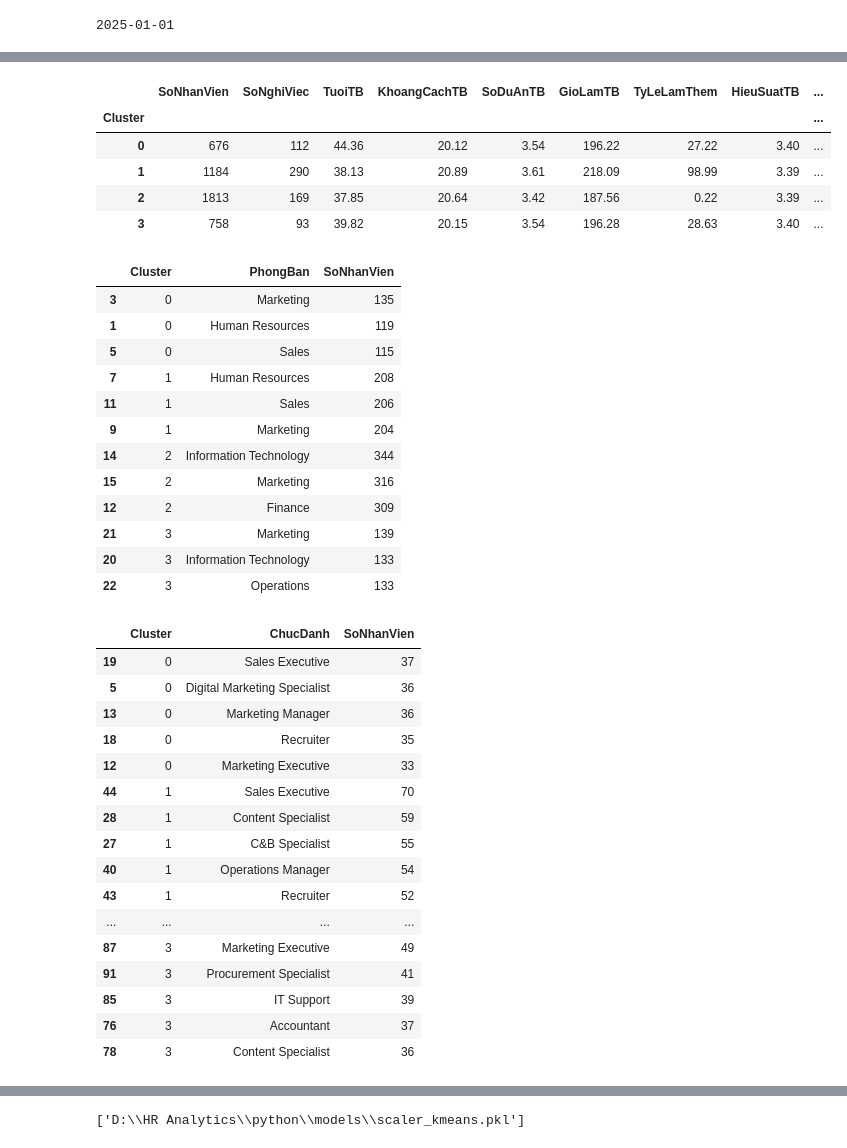
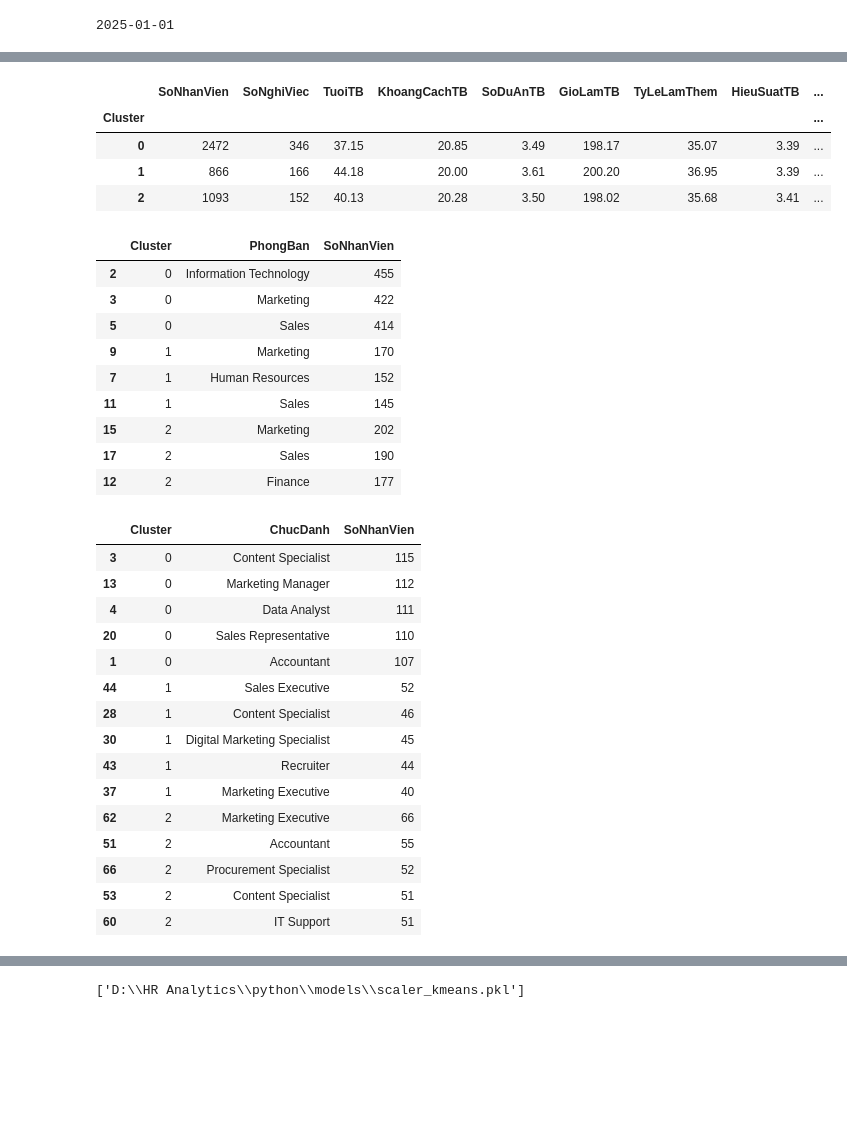
Before and after one commit to thanhbinh2505/employee-attrition-analytics, a Jupyter notebook: python/notebooks/02_Kmeans.ipynb, the cells around one changed output, grey strips where cells are left out. Saved outputs shown, nothing was run; the diff lists cells and outputs as text; code cells hidden in the pictures; blank space fills up the shorter version.

```diff
--- a/python/notebooks/02_Kmeans.ipynb
+++ b/python/notebooks/02_Kmeans.ipynb
@@ -133,6 +129,6 @@ ket_qua_k
 # %%
 #Huấn luyện mô hình K-Means với giá trị k là 4
-k = 4
+k = 3
 k_mean = KMeans(
     n_clusters=k,
     random_state=42,
@@ -214,7 +207,7 @@ thong_ke_cum = (
     .groupby("Cluster")
     .agg(
         SoNhanVien=("MaNV", "nunique"),
-        SoNghiViec=("TargetNghiViec", "sum"),
+        SoNghiViec=("CoNghiViec", "sum"),
 
         TuoiTB=("Tuoi", "mean"),
         KhoangCachTB=("KhoangCachTuNha", "mean"),
@@ -233,37 +226,36 @@ thong_ke_cum = (
         NamTuThangChucTB=(
             "SoNamTuLanThangChucCuoi",
             "mean"
         ),
 
         TyLeDuocThangChucNamTruoc=(
             "DuocThangChucNamTruoc",
             "mean"
         ),
 
         CapBacTB=("CapBacCongViec", "mean")
     )
 )
 
 thong_ke_cum["TyLeNghiViec"] = (
     thong_ke_cum["SoNghiViec"]
     / thong_ke_cum["SoNhanVien"]
     * 100
 )
 
 thong_ke_cum["TyLeLamThem"] *= 100
 
 thong_ke_cum["TyLeDuocThangChucNamTruoc"] *= 100
 
 thong_ke_cum = thong_ke_cum.round(2)
 
 thong_ke_cum
 # %% [output]
 |  | SoNhanVien | SoNghiViec | TuoiTB | KhoangCachTB | SoDuAnTB | GioLamTB | TyLeLamThem | HieuSuatTB | ... |
 | Cluster |  |  |  |  |  |  |  |  | ... |
-| 0 | 676 | 112 | 44.36 | 20.12 | 3.54 | 196.22 | 27.22 | 3.40 | ... |
-| 1 | 1184 | 290 | 38.13 | 20.89 | 3.61 | 218.09 | 98.99 | 3.39 | ... |
-| 2 | 1813 | 169 | 37.85 | 20.64 | 3.42 | 187.56 | 0.22 | 3.39 | ... |
-| 3 | 758 | 93 | 39.82 | 20.15 | 3.54 | 196.28 | 28.63 | 3.40 | ... |
+| 0 | 2472 | 346 | 37.15 | 20.85 | 3.49 | 198.17 | 35.07 | 3.39 | ... |
+| 1 | 866 | 166 | 44.18 | 20.00 | 3.61 | 200.20 | 36.95 | 3.39 | ... |
+| 2 | 1093 | 152 | 40.13 | 20.28 | 3.50 | 198.02 | 35.68 | 3.41 | ... |
 # %%
 #phan tich phong ban
 phong_ban_cum = (df_latest.groupby(["Cluster", "PhongBan"]).size()
@@ -275,18 +267,15 @@ phong_ban_cum = (phong_ban_cum.sort_values( ["Cluster", "SoNhanVien"], ascending
 phong_ban_cum.groupby("Cluster").head(3)
 # %% [output]
 |  | Cluster | PhongBan | SoNhanVien |
-| 3 | 0 | Marketing | 135 |
-| 1 | 0 | Human Resources | 119 |
-| 5 | 0 | Sales | 115 |
-| 7 | 1 | Human Resources | 208 |
-| 11 | 1 | Sales | 206 |
-| 9 | 1 | Marketing | 204 |
-| 14 | 2 | Information Technology | 344 |
-| 15 | 2 | Marketing | 316 |
-| 12 | 2 | Finance | 309 |
-| 21 | 3 | Marketing | 139 |
-| 20 | 3 | Information Technology | 133 |
-| 22 | 3 | Operations | 133 |
+| 2 | 0 | Information Technology | 455 |
+| 3 | 0 | Marketing | 422 |
+| 5 | 0 | Sales | 414 |
+| 9 | 1 | Marketing | 170 |
+| 7 | 1 | Human Resources | 152 |
+| 11 | 1 | Sales | 145 |
+| 15 | 2 | Marketing | 202 |
+| 17 | 2 | Sales | 190 |
+| 12 | 2 | Finance | 177 |
 # %%
 #Phan tich chuc danh
 chuc_danh_cum = (df_latest.groupby(["Cluster", "ChucDanh"]).size().reset_index(name="SoNhanVien")
@@ -297,21 +286,20 @@ chuc_danh_cum = (chuc_danh_cum.sort_values(["Cluster", "SoNhanVien"],ascending=[
 chuc_danh_cum.groupby("Cluster").head(5)
 # %% [output]
 |  | Cluster | ChucDanh | SoNhanVien |
-| 19 | 0 | Sales Executive | 37 |
-| 5 | 0 | Digital Marketing Specialist | 36 |
-| 13 | 0 | Marketing Manager | 36 |
-| 18 | 0 | Recruiter | 35 |
-| 12 | 0 | Marketing Executive | 33 |
-| 44 | 1 | Sales Executive | 70 |
-| 28 | 1 | Content Specialist | 59 |
-| 27 | 1 | C&B Specialist | 55 |
-| 40 | 1 | Operations Manager | 54 |
-| 43 | 1 | Recruiter | 52 |
-| ... | ... | ... | ... |
-| 87 | 3 | Marketing Executive | 49 |
-| 91 | 3 | Procurement Specialist | 41 |
-| 85 | 3 | IT Support | 39 |
-| 76 | 3 | Accountant | 37 |
-| 78 | 3 | Content Specialist | 36 |
+| 3 | 0 | Content Specialist | 115 |
+| 13 | 0 | Marketing Manager | 112 |
+| 4 | 0 | Data Analyst | 111 |
+| 20 | 0 | Sales Representative | 110 |
+| 1 | 0 | Accountant | 107 |
+| 44 | 1 | Sales Executive | 52 |
+| 28 | 1 | Content Specialist | 46 |
+| 30 | 1 | Digital Marketing Specialist | 45 |
+| 43 | 1 | Recruiter | 44 |
+| 37 | 1 | Marketing Executive | 40 |
+| 62 | 2 | Marketing Executive | 66 |
+| 51 | 2 | Accountant | 55 |
+| 66 | 2 | Procurement Specialist | 52 |
+| 53 | 2 | Content Specialist | 51 |
+| 60 | 2 | IT Support | 51 |
 # %%
 #Centroid chuẩn hóa và centroid thực tế
```
Also changed, not shown: parts of 19 cells of this notebook, 26 other files.
